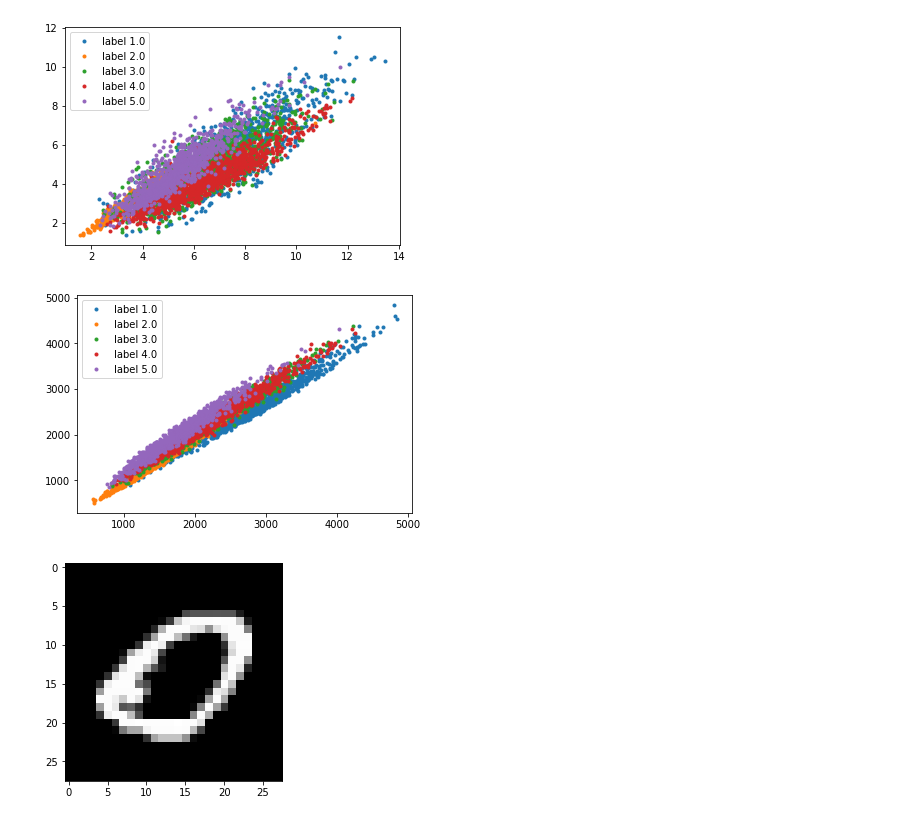
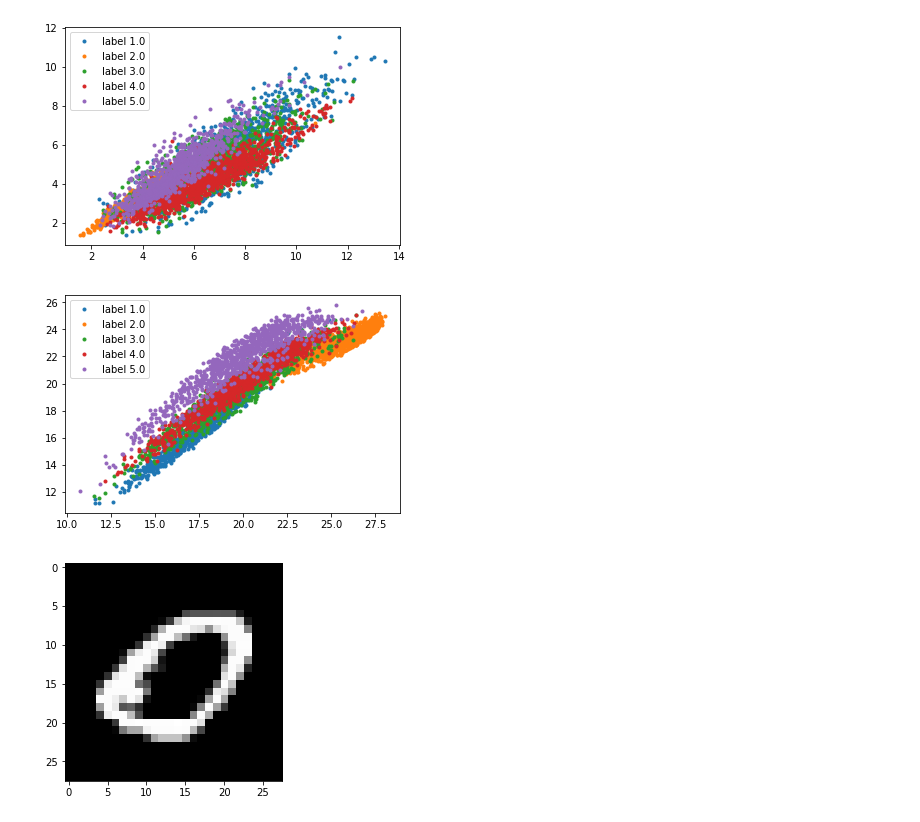
Before and after one commit to csielee/2018ML, a Jupyter notebook: HW7/HW7.ipynb, the cells around one changed output. Cells and saved outputs as stored; diff of their text form; code cells hidden in the pictures.

```diff
--- a/HW7/HW7.ipynb
+++ b/HW7/HW7.ipynb
@@ -129,10 +129,12 @@ showCluster(PCA_space, train_label)
 [figure]
 # %%
 kPCA_space, kPCA_w = PCA(train_data, 2, kernel=LinearKernel())
+# %%
+kPCA_space2, kPCA_w2 = PCA(train_data, 2, kernel=RBFKernel(1/100))
 # %%
-showCluster(kPCA_space, train_label)
+showCluster(kPCA_space2, train_label)
 # %% [output]
-[figure, old version]
+[figure, new version]
 # %%
 i = 0
 plt.imshow(train_data[i].reshape(28,28), cmap='gray')
```
Also changed, not shown: parts of 4 cells of this notebook.
